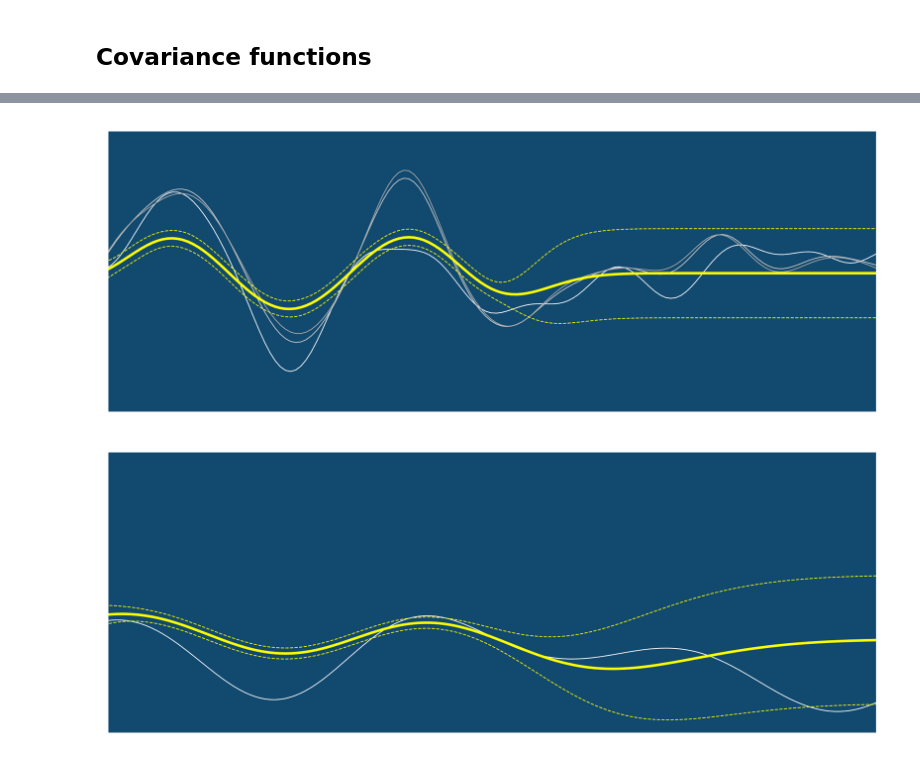
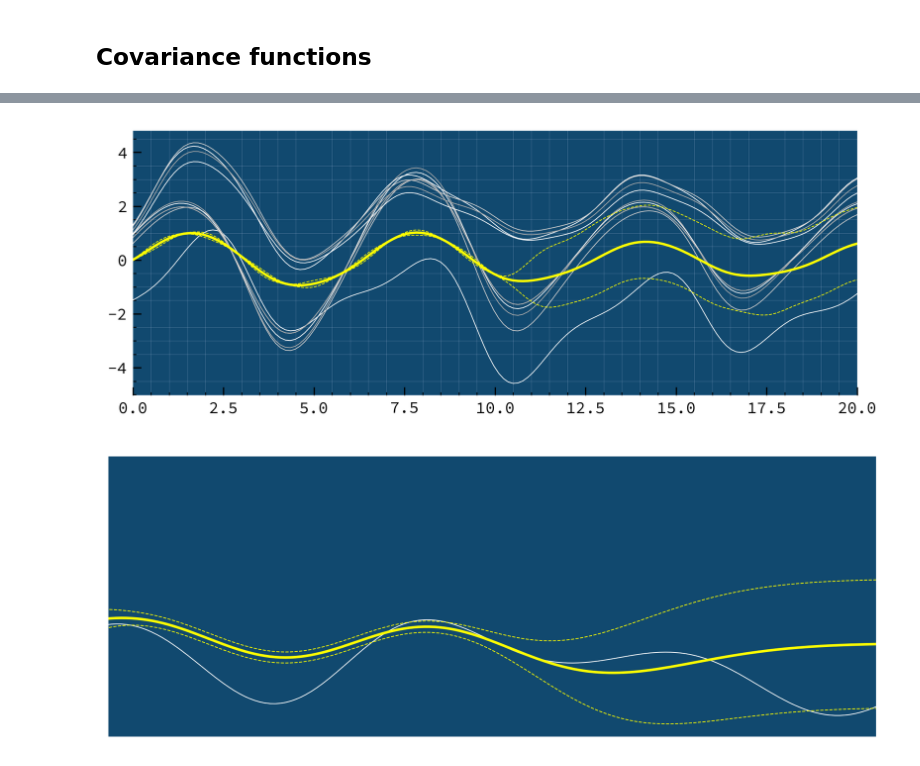
Before and after one commit to transientlunatic/gp-tutorial, a Jupyter notebook: chapters/simple-gp.ipynb, the cells around one changed output, grey strips where cells are left out. Cells and saved outputs as stored; diff of their text form; code cells hidden in the pictures.

```diff
--- a/chapters/simple-gp.ipynb
+++ b/chapters/simple-gp.ipynb
@@ -41,8 +41,6 @@ def periodic(x, y, length=1, period=1):
 def localperiodic(x, y, length1=1, length2=1, period=1):
     """The locally-periodic covariance function"""
     return(exp_q(x,y, length1) * periodic(x, y, length2, period))
-# %%
-x = np.linspace(-20, 20, 300)
 # %%
 class CovarianceFunction(object):
     """
@@ -112,2 +102,15 @@ array([[1.08470935e+00, 5.84006331e-01, 9.89962872e-02, 4.20050414e-03,
+# %%
+class Periodic(CovarianceFunction):
+    def __init__(self, length=1, period=np.pi, **parameters):
+        super().__init__(**parameters)
+        self.args['length'] = length
+        self.args['period'] = period
+
+    def _evaluate(self, x, y, length = None, period=None):
+        if not length:
+            length = self.args['length']
+        if not period:
+            period = self.args['period']
+        return np.exp(- (2*np.sin(np.pi*np.sqrt(self.distance(x,y)/ length**2)/period)**2) )
 # %%
 class ProductCovariance(CovarianceFunction):
@@ -127,3 +145,5 @@ points = pd.DataFrame({"lats": np.linspace(0,10,10),
+# %%
+points = pd.DataFrame({"x": np.linspace(-20, 20, 300) })
 # %%
 class GaussianProcess(object):
     """
@@ -137,7 +157,7 @@ class GaussianProcess(object):
         covariance : function
             The covariance function to use for the GP.
         """
-        self.covariance_function = covariance(**parameters)
+        self.covariance_function = covariance#(**parameters)
         self.covariance_parameters = parameters
 
         self.x_columns = ["x"]
@@ -187,7 +207,7 @@ class GaussianProcess(object):
 
             self.Kdata_inv = self._invert(self.Kdata + self.error_matrix)
 
-            self.Kdata_new = self.covariance_function(x_data, x.T, **self.covariance_parameters)
+            self.Kdata_new = self.covariance_function(x_data, x, **self.covariance_parameters)
         else:
             self.Kdata_inv = np.array([])
             self.Kdata_new = np.array([])
@@ -273,28 +293,28 @@ class GaussianProcess(object):
         ax.plot(x, means[self.y_columns[0]] + np.diag(var[self.y_columns[0]]), color='yellow', lw=lw, linestyle="--")
         ax.plot(x, means[self.y_columns[0]] - np.diag(var[self.y_columns[0]]), color='yellow', lw=lw, linestyle="--")
 # %%
-gp = GaussianProcess(ExponentialQuadratic, length=1.5)
+gp = GaussianProcess(ExponentialQuadratic(length=2) + Periodic(length=1, period=2*np.pi) * Periodic(length=1, period=2*np.pi),)
 
 f, ax = plt.subplots(1,1, figsize=(8,3), dpi=300)
 
 
 data = pd.DataFrame({"x": np.linspace(0, 10, 8),
                      "y": np.sin(np.linspace(0, 10, 8)),
-                     "y_err": .5 * np.ones(8)
+                     "y_err": .15 * np.ones(8)
                     })
 gp._data(data, ["x"], ["y"])
 
 ax.grid(False)
-ax.set_xticks([])
-ax.set_yticks([])
+#ax.set_xticks([])
+#ax.set_yticks([])
 ax.set_xlim([-0,20]);
 
 for spine in plt.gca().spines.values():
     spine.set_visible(False)
 
-gp.plot(x, lw=0.5, continuous_samples=True, realisations=3, ax=ax)
+gp.plot(points, lw=0.5, continuous_samples=True, realisations=10, ax=ax)
 # %% [output]
-[figure, old version]
+[figure, new version]
 # %%
 gp = GaussianProcess(exp_q, length=10)
 
```
Also changed, not shown: parts of 7 cells of this notebook.
